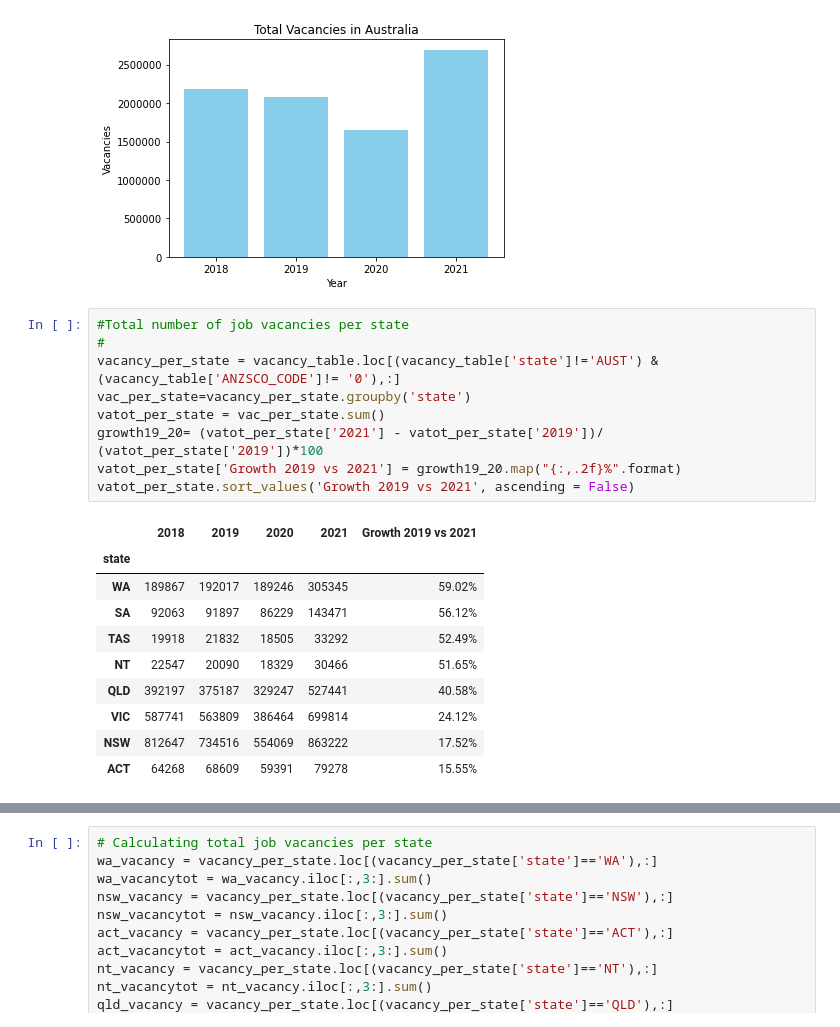
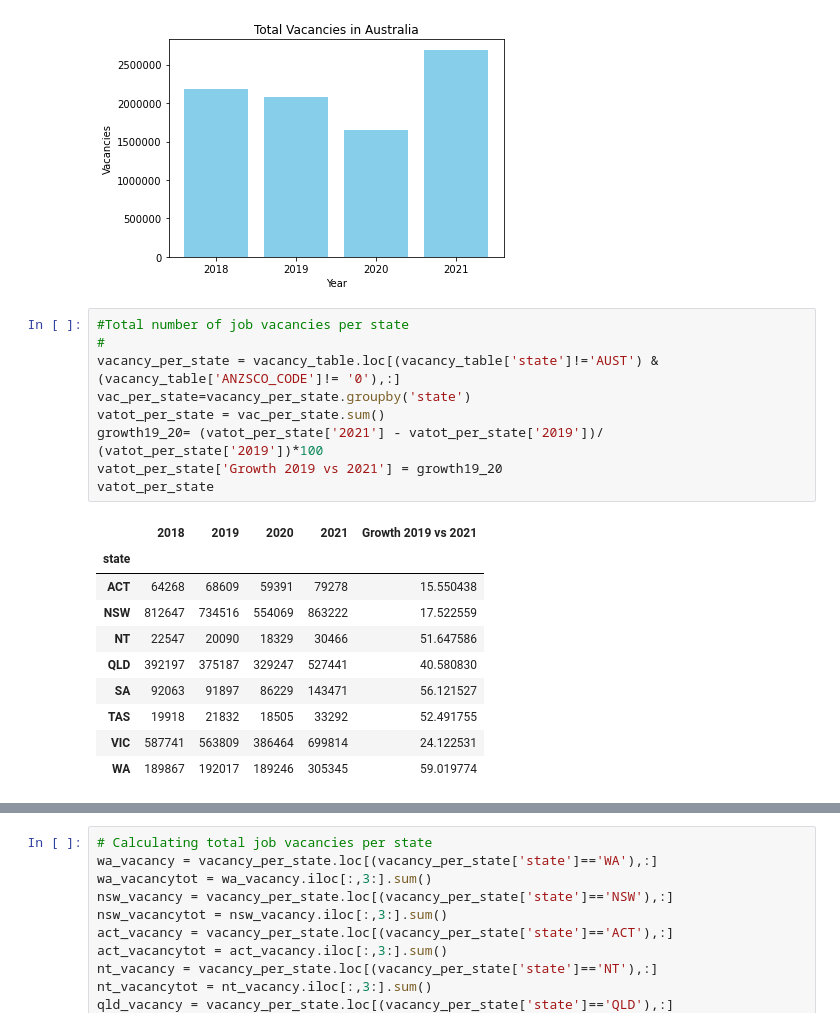
Before and after one commit to CarmenK2/GroupProject1, a Jupyter notebook: Job Vacancies.ipynb, the cells around one changed output, grey strips where cells are left out. Drawn from its saved outputs; the diff is of its cells as text.

```diff
--- a/Job Vacancies.ipynb
+++ b/Job Vacancies.ipynb
@@ -86,20 +87,20 @@ plt.title('Total Vacancies in Australia');
 # %%
 #Total number of job vacancies per state
 #
 vacancy_per_state = vacancy_table.loc[(vacancy_table['state']!='AUST') & (vacancy_table['ANZSCO_CODE']!= '0'),:]
 vac_per_state=vacancy_per_state.groupby('state')
 vatot_per_state = vac_per_state.sum()
 growth19_20= (vatot_per_state['2021'] - vatot_per_state['2019'])/ (vatot_per_state['2019'])*100
-vatot_per_state['Growth 2019 vs 2021'] = growth19_20.map("{:,.2f}%".format)
-vatot_per_state.sort_values('Growth 2019 vs 2021', ascending = False)
+vatot_per_state['Growth 2019 vs 2021'] = growth19_20
+vatot_per_state
 # %% [output]
 |  | 2018 | 2019 | 2020 | 2021 | Growth 2019 vs 2021 |
 | state |  |  |  |  |  |
-| WA | 189867 | 192017 | 189246 | 305345 | 59.02% |
-| SA | 92063 | 91897 | 86229 | 143471 | 56.12% |
-| TAS | 19918 | 21832 | 18505 | 33292 | 52.49% |
-| NT | 22547 | 20090 | 18329 | 30466 | 51.65% |
-| QLD | 392197 | 375187 | 329247 | 527441 | 40.58% |
-| VIC | 587741 | 563809 | 386464 | 699814 | 24.12% |
-| NSW | 812647 | 734516 | 554069 | 863222 | 17.52% |
-| ACT | 64268 | 68609 | 59391 | 79278 | 15.55% |
+| ACT | 64268 | 68609 | 59391 | 79278 | 15.550438 |
+| NSW | 812647 | 734516 | 554069 | 863222 | 17.522559 |
+| NT | 22547 | 20090 | 18329 | 30466 | 51.647586 |
+| QLD | 392197 | 375187 | 329247 | 527441 | 40.580830 |
+| SA | 92063 | 91897 | 86229 | 143471 | 56.121527 |
+| TAS | 19918 | 21832 | 18505 | 33292 | 52.491755 |
+| VIC | 587741 | 563809 | 386464 | 699814 | 24.122531 |
+| WA | 189867 | 192017 | 189246 | 305345 | 59.019774 |
```
Also changed, not shown: parts of 8 cells of this notebook, 5 other files.
